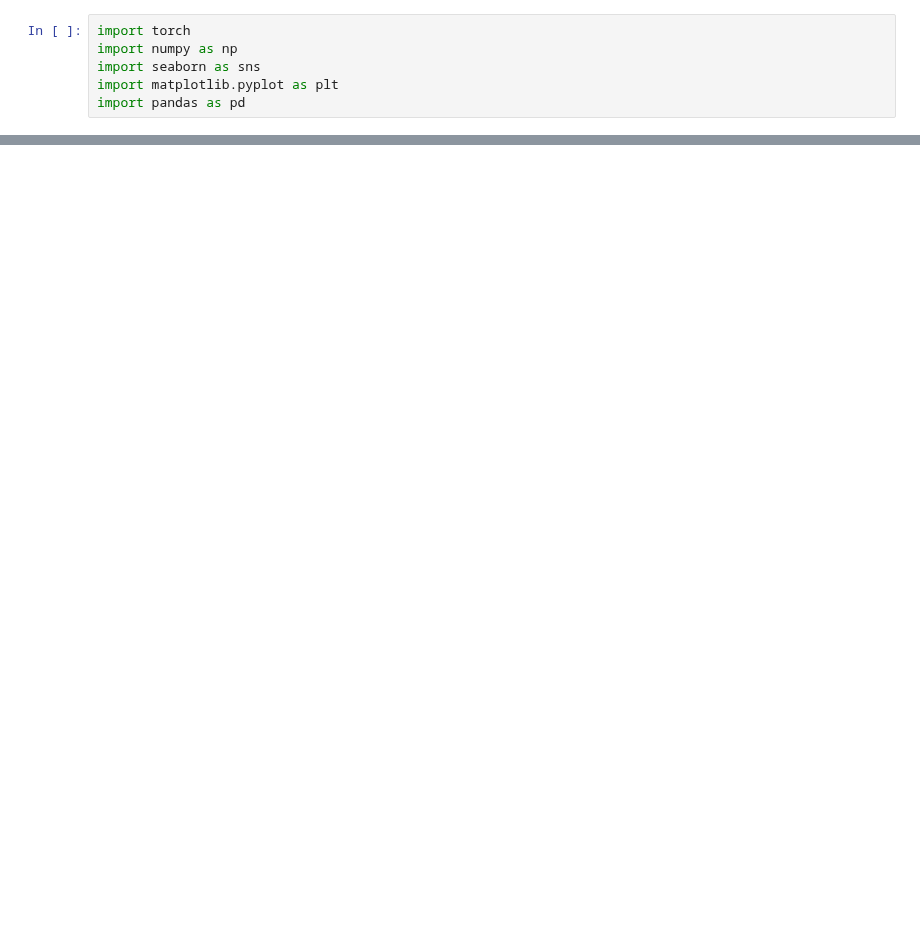
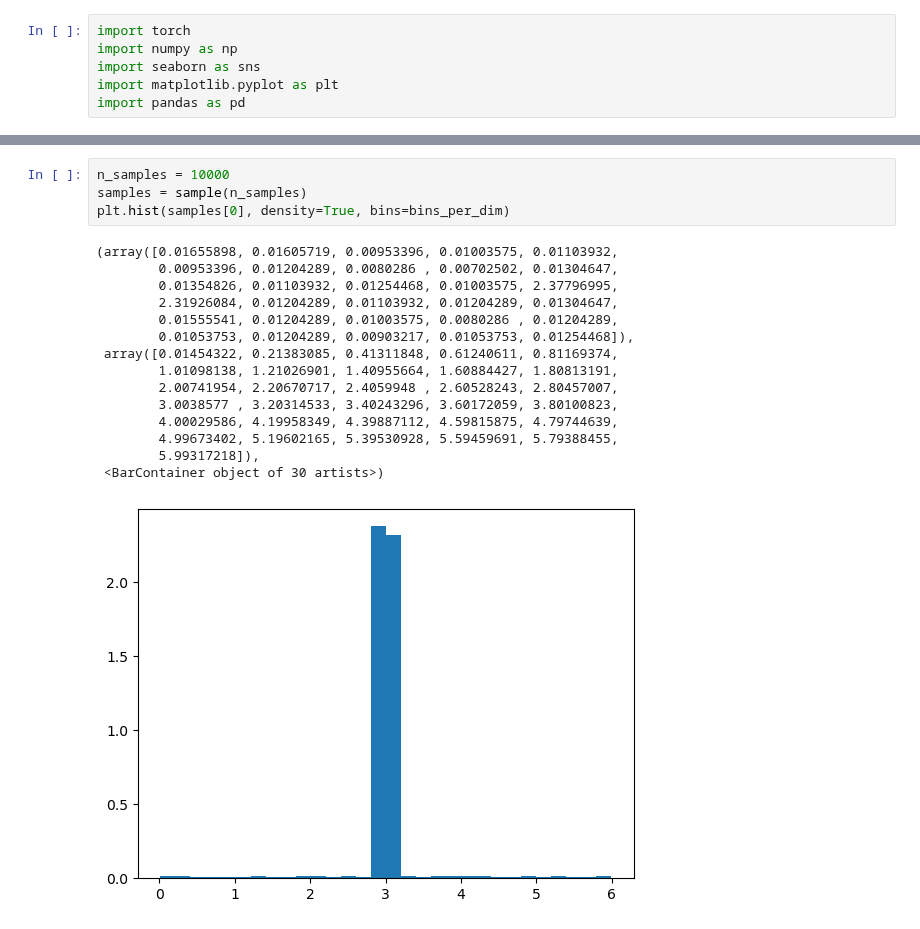
Before and after one commit to nVentis/MEM_HEP, a Jupyter notebook: notebooks/mem_nis.ipynb, the cells around one changed output, grey strips where cells are left out. Saved outputs shown, nothing was run; the diff lists cells and outputs as text; blank space fills up the shorter version.

```diff
--- a/notebooks/mem_nis.ipynb
+++ b/notebooks/mem_nis.ipynb
@@ -72,0 +146,20 @@ vals = a(1000000)
+# %%
+n_samples = 10000
+samples = sample(n_samples)
+plt.hist(samples[0], density=True, bins=bins_per_dim)
+# %% [output]
+(array([0.01655898, 0.01605719, 0.00953396, 0.01003575, 0.01103932,
+        0.00953396, 0.01204289, 0.0080286 , 0.00702502, 0.01304647,
+        0.01354826, 0.01103932, 0.01254468, 0.01003575, 2.37796995,
+        2.31926084, 0.01204289, 0.01103932, 0.01204289, 0.01304647,
+        0.01555541, 0.01204289, 0.01003575, 0.0080286 , 0.01204289,
+        0.01053753, 0.01204289, 0.00903217, 0.01053753, 0.01254468]),
+ array([0.01454322, 0.21383085, 0.41311848, 0.61240611, 0.81169374,
+        1.01098138, 1.21026901, 1.40955664, 1.60884427, 1.80813191,
+        2.00741954, 2.20670717, 2.4059948 , 2.60528243, 2.80457007,
+        3.0038577 , 3.20314533, 3.40243296, 3.60172059, 3.80100823,
+        4.00029586, 4.19958349, 4.39887112, 4.59815875, 4.79744639,
+        4.99673402, 5.19602165, 5.39530928, 5.59459691, 5.79388455,
+        5.99317218]),
+ <BarContainer object of 30 artists>)
+[figure, added]
```
Also changed, not shown: parts of 12 cells of this notebook.
